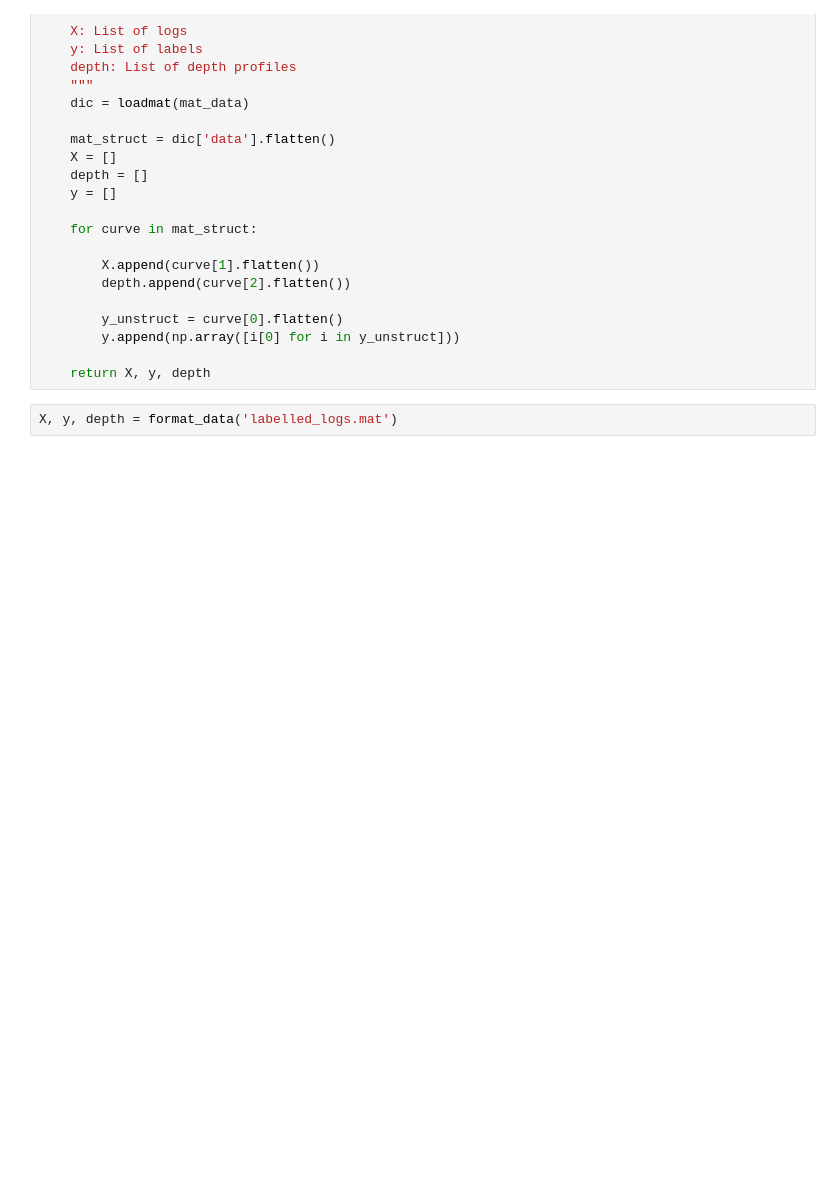
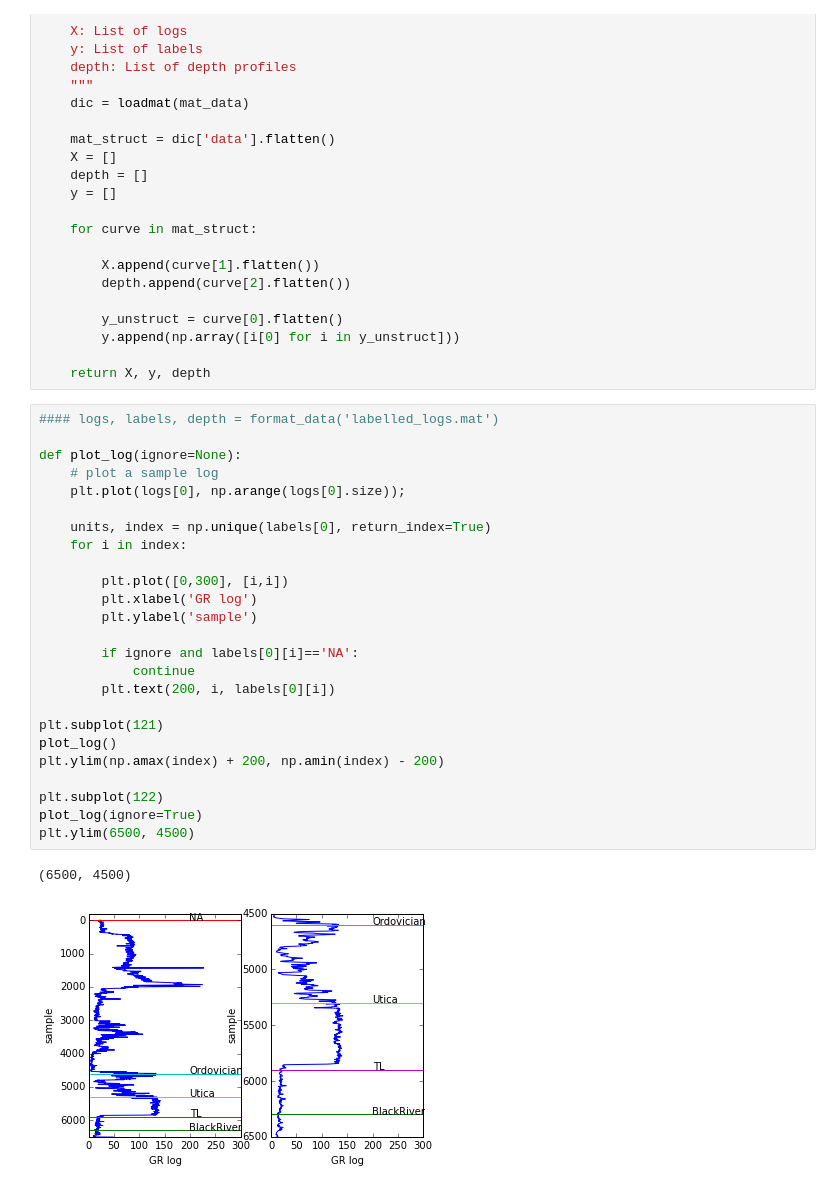
Before and after one commit to ben-bougher/hack2016, a Jupyter notebook: blackriver_logs/parse_logs.ipynb, the cells around one changed output. Saved outputs shown, nothing was run; the diff lists cells and outputs as text; blank space fills up the shorter version.

```diff
--- a/blackriver_logs/parse_logs.ipynb
+++ b/blackriver_logs/parse_logs.ipynb
@@ -29,5 +37,31 @@ def format_data(mat_data):
         y.append(np.array([i[0] for i in y_unstruct]))
 
     return X, y, depth
-# %%
-X, y, depth = format_data('labelled_logs.mat')
+# %%
+#### logs, labels, depth = format_data('labelled_logs.mat')
+
+def plot_log(ignore=None):
+    # plot a sample log
+    plt.plot(logs[0], np.arange(logs[0].size));
+
+    units, index = np.unique(labels[0], return_index=True)
+    for i in index:
+
+        plt.plot([0,300], [i,i])
+        plt.xlabel('GR log')
+        plt.ylabel('sample')
+
+        if ignore and labels[0][i]=='NA':
+            continue
+        plt.text(200, i, labels[0][i])
+
+plt.subplot(121)
+plot_log()
+plt.ylim(np.amax(index) + 200, np.amin(index) - 200)
+
+plt.subplot(122)
+plot_log(ignore=True)
+plt.ylim(6500, 4500)
+# %% [output]
+(6500, 4500)
+[figure, added]
```
Also changed, not shown: parts of 13 cells of this notebook.
